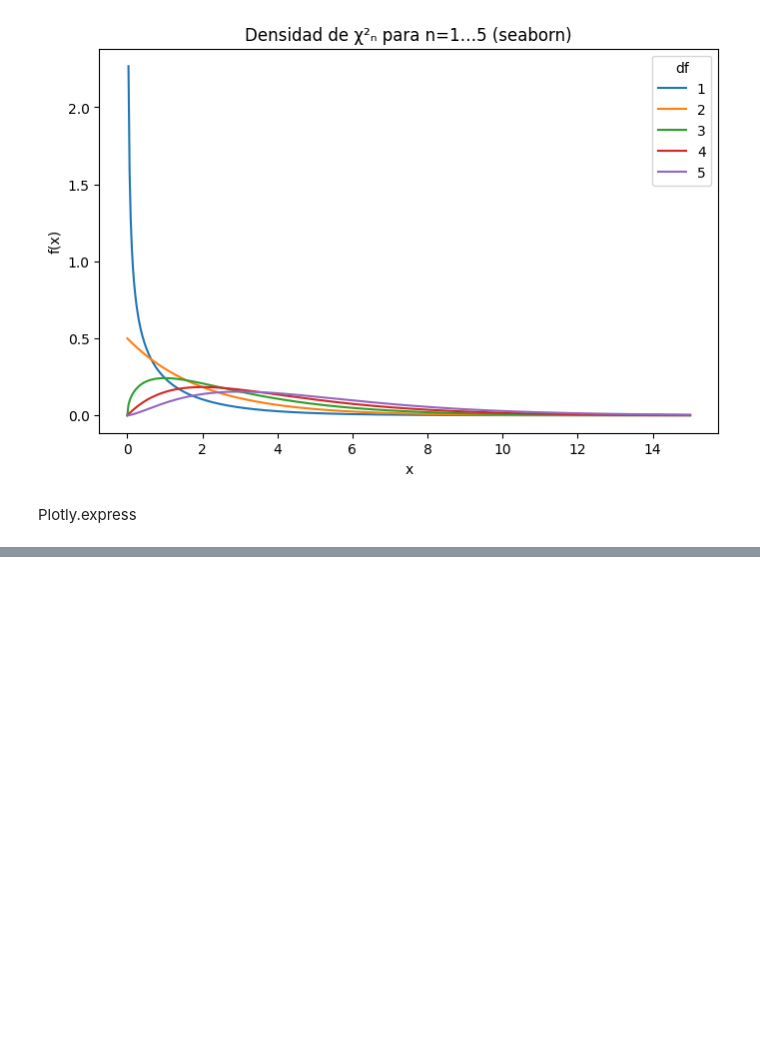
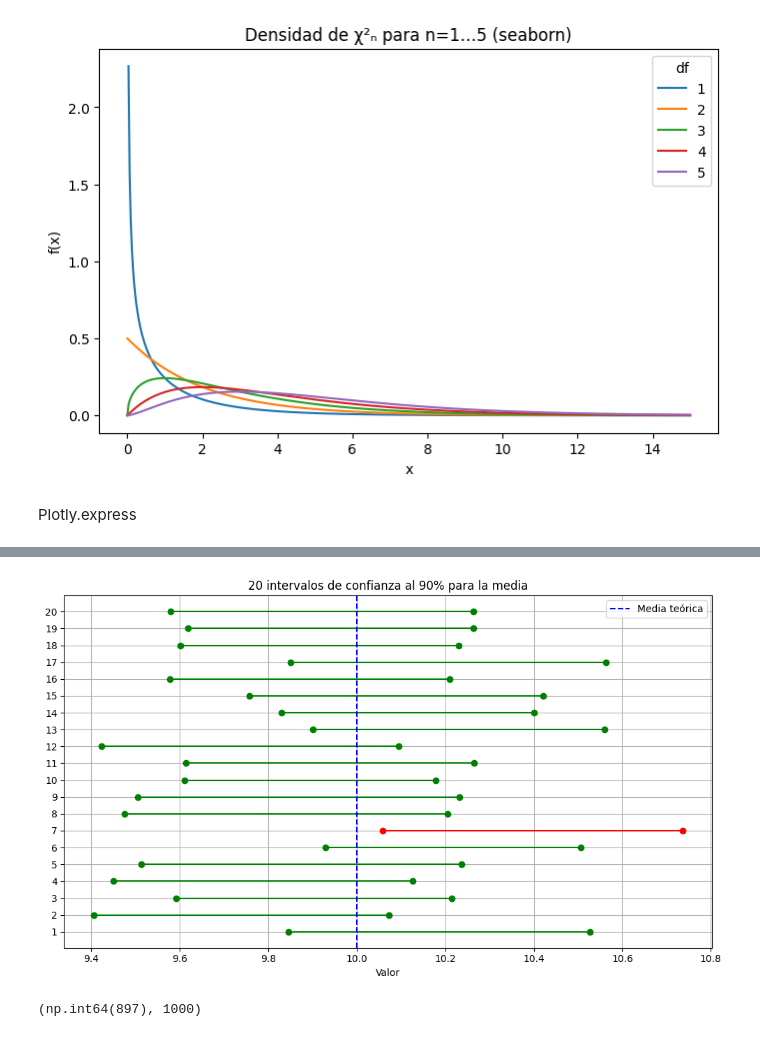
Before and after one commit to miguel-mxrxrx04/PyE2, a Jupyter notebook: impares.ipynb, the cells around one changed output, grey strips where cells are left out. Cells and saved outputs as stored; diff of their text form; code cells hidden in the pictures; blank space fills up the shorter version.

```diff
--- a/impares.ipynb
+++ b/impares.ipynb
@@ -93,0 +132,52 @@ ValueError: Mime type rendering requires nbformat>=4.2.0 but it is not installed
+# %%
+import numpy as np
+import matplotlib.pyplot as plt
+from scipy.stats import t
+
+# Parámetros iniciales
+mu_teorica = 10
+sigma = 2
+n = 100
+confianza = 0.90
+simulaciones = 1000
+
+# Nivel crítico t
+alpha = 1 - confianza
+t_critico = t.ppf(1 - alpha/2, df=n-1)
+
+# Almacenamos los intervalos y si contienen o no a la media teórica
+intervalos = []
+contiene_mu = []
+
+for _ in range(simulaciones):
+    muestra = np.random.normal(loc=mu_teorica, scale=sigma, size=n)
+    media_muestral = np.mean(muestra)
+    error = t_critico * (np.std(muestra, ddof=1) / np.sqrt(n))
+    intervalo = (media_muestral - error, media_muestral + error)
+    intervalos.append(intervalo)
+    contiene_mu.append(intervalo[0] <= mu_teorica <= intervalo[1])
+
+# Número de veces que la media teórica está dentro del intervalo
+conteo_contenidos = sum(contiene_mu)
+
+# Seleccionamos 20 para representar
+intervalos_20 = intervalos[:20]
+colores = ['green' if intervalo[0] <= mu_teorica <= intervalo[1] else 'red' for intervalo in intervalos_20]
+
+# Gráfico
+plt.figure(figsize=(10, 6))
+for i, (intervalo, color) in enumerate(zip(intervalos_20, colores), 1):
+    plt.plot(intervalo, [i, i], color=color, marker='o')
+plt.axvline(x=mu_teorica, color='blue', linestyle='--', label='Media teórica')
+plt.yticks(range(1, 21))
+plt.xlabel("Valor")
+plt.title("20 intervalos de confianza al 90% para la media")
+plt.legend()
+plt.grid(True)
+plt.tight_layout()
+plt.show()
+
+conteo_contenidos, simulaciones
+# %% [output]
+[figure, added]
+(np.int64(897), 1000)
```
Also changed, not shown: parts of 11 cells of this notebook.
